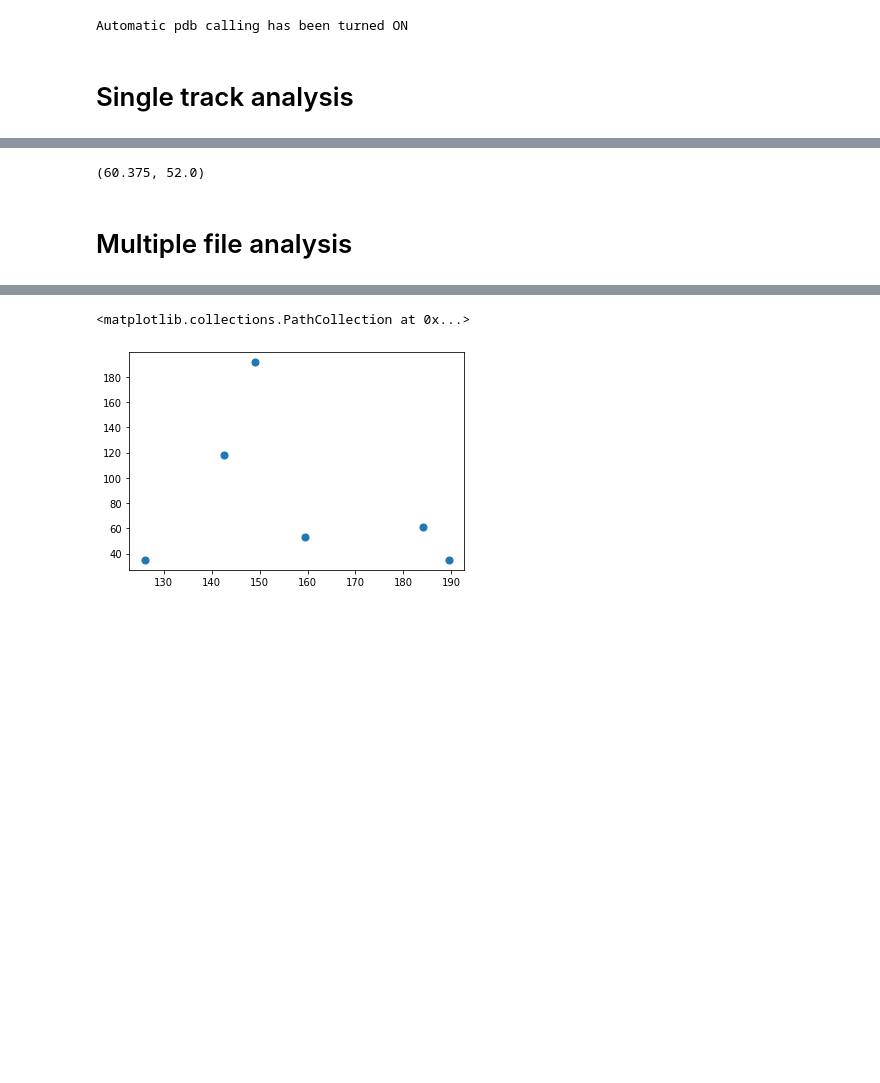
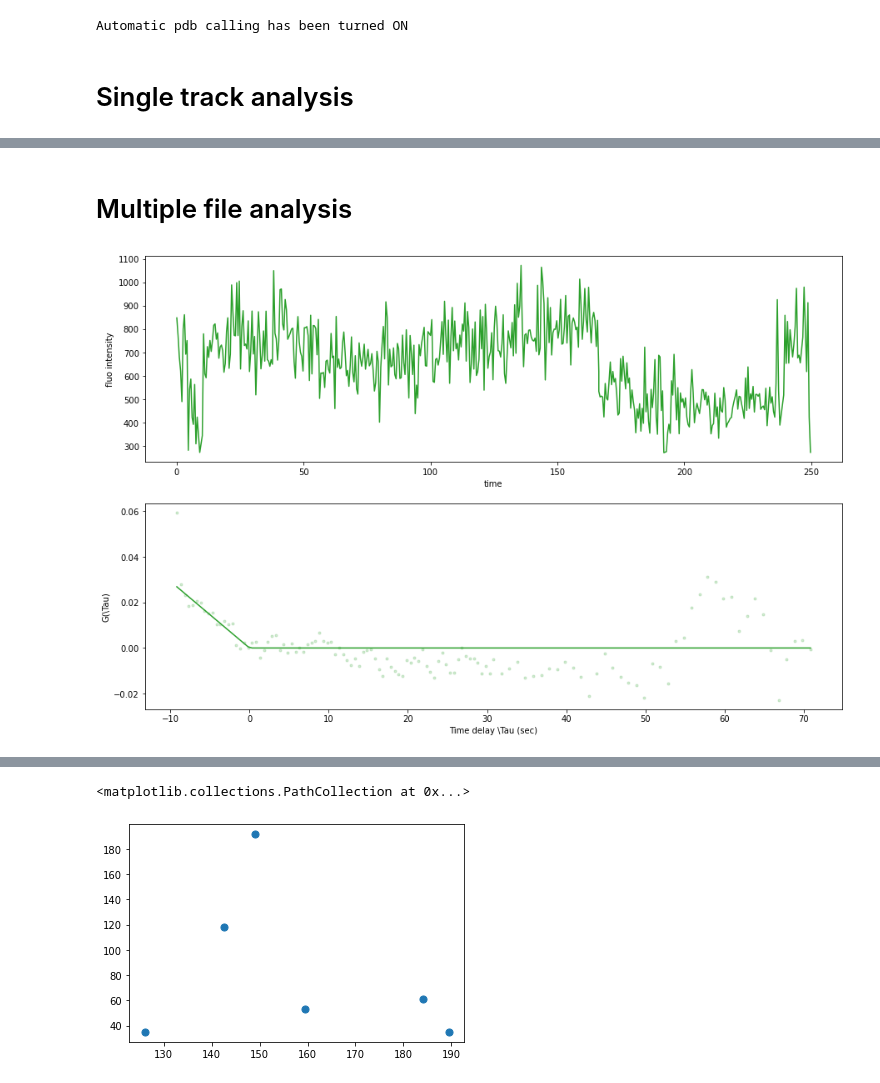
Before and after one commit to sophietheis/KineticAnalysis, a Jupyter notebook: notebook/Analyse_kinetic-Verification.ipynb, the cells around one changed output, grey strips where cells are left out. Cells and saved outputs as stored; diff of their text form; code cells hidden in the pictures; blank space fills up the shorter version.

```diff
--- a/notebook/Analyse_kinetic-Verification.ipynb
+++ b/notebook/Analyse_kinetic-Verification.ipynb
@@ -85,7 +85,3 @@ fig.set_size_inches((10,10))
-# %%
-966/16, 1300/25
-# %% [output]
-(60.375, 52.0)
 # %% [markdown]
 # Multiple file analysis
 # %%
@@ -111,6 +101,9 @@ columns = ['file_name', 'track_id','len_track', 'elongation_time', 'init_transla
 result = pd.DataFrame(columns=columns, dtype=float)
 elongation_time=[]
 translation_rate=[]
+# xx = []
+# yy = []
+cpt = 0
 for f in files:
     f = path+f
     datas = pd.read_csv(f)
@@ -130,33 +123,75 @@ for f in files:
 
         x = datas[datas.TRACK_ID==id_].sort_values('FRAME')['POSITION_T'].values-min(datas[datas.TRACK_ID==id_].sort_values('FRAME')['POSITION_T'].values)
         y = datas[datas.TRACK_ID==id_].sort_values('FRAME')['MEAN_INTENSITY_CH1'].values
+#         if cpt != 0:
+#             x = xx[-1]+x
+
+#         cpt += 1
+#         xx.extend(x)
+#         yy.extend(y)
         if len(x)>10:
             mm = int(len(datas[datas.TRACK_ID==id_])/2-1)
             if (mm%2)==0:
                 autocor = multipletau.autocorrelate(y,
                                                 m=mm,
                                                 deltat=0.5,
                                                 normalize=True)
             else:
                 autocor = multipletau.autocorrelate(y,
                                                 m=mm+1,
                                                 deltat=0.5,
                                                 normalize=True)
 
 
 
             popt, pcov = optimize.curve_fit(func_,
                                         autocor.flatten()[0::2][1:],
                                         autocor.flatten()[1::2][1:],
                                         method='lm' )
             if popt[0]>5: #5
-                if len(x)*0.5>100:
+#                 if len(x)*0.5>100:
                     d = pd.DataFrame.from_dict({'file_name':f.split('/')[-2],
                                                 'track_id':id_,
                                                 'len_track': len(x)*0.5,
                                                 'elongation_time':popt[0],
                                                 'init_translation_rate':popt[1]},
                                                orient='index').T
                     result = pd.concat([result, d], ignore_index=True)
 
-# result.drop(result[result["len_track"]<100].index, inplace=True)
+
+# mm = int(xx[-1]/2-1)
+# print(mm)
+# if (mm%2)==0:
+#     autocor = multipletau.autocorrelate(yy,
+#                                     m=mm,
+#                                     deltat=0.5,
+#                                     normalize=True)
+# else:
+#     autocor = multipletau.autocorrelate(yy,
+#                                     m=mm+1,
+#                                     deltat=0.5,
+#                                     normalize=True)
+
+
+
+# popt, pcov = optimize.curve_fit(func_,
+#                             autocor.flatten()[0::2],
+#                             autocor.flatten()[1::2],
+#                             method='lm' )
+# print(popt)
+# print(1485/popt)
+
+fig, ax = plt.subplots(2,1)
+ax[0].plot(xx, yy, color=colors[i])
+
+ax[1].plot(autocor.flatten()[0::2]-popt[0], autocor.flatten()[1::2], '.', color=colors[i], alpha = 0.2)
+ax[1].plot(autocor.flatten()[0::2]-popt[0], func_(autocor.flatten()[0::2], *popt), color=colors[i] )
+ax[0].set_xlabel("time")
+ax[0].set_ylabel("fluo intensity")
+ax[1].set_xlabel("Time delay \Tau (sec)")
+ax[1].set_ylabel("G(\Tau)")
+# ax[1].set_ylim(-0.05, 0.05)
+
+fig.set_size_inches((15,10))
+# %% [output]
+[figure, added]
```
Also changed, not shown: parts of 11 cells of this notebook, 4 other files.
